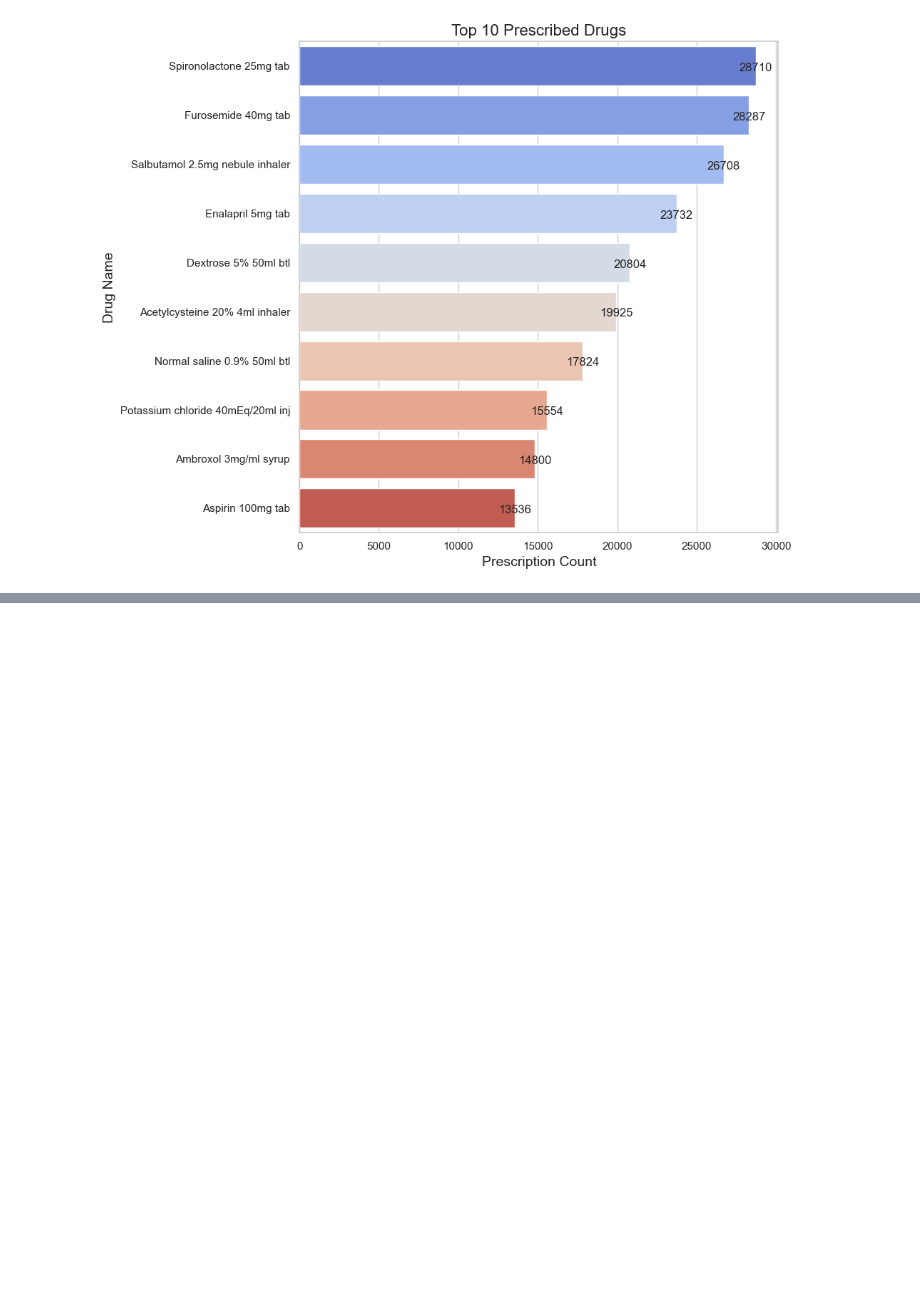
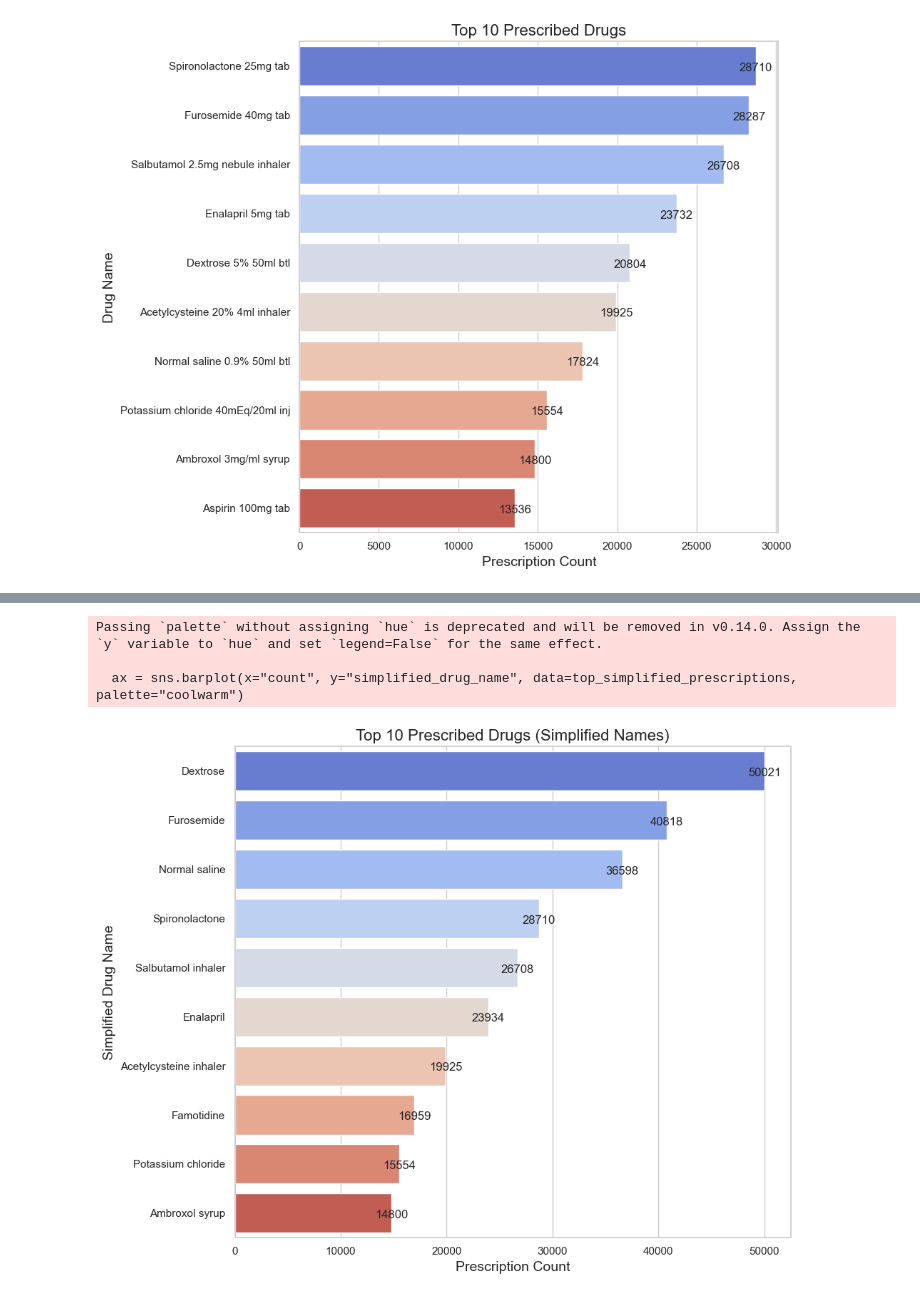
Before and after one commit to devguno/TOF, a Jupyter notebook: tt.ipynb, the cells around one changed output, grey strips where cells are left out. Saved outputs shown, nothing was run; the diff lists cells and outputs as text; code cells hidden in the pictures; blank space fills up the shorter version.

```diff
--- a/tt.ipynb
+++ b/tt.ipynb
@@ -43,20 +25,0 @@ prescription_stats_sorted.head(10)
-# %%
-import re
-
-# 약물 이름에서 용량과 관련된 정보를 제거하는 함수
-def simplify_drug_name(name):
-    # 용량, 용기, 제형 등을 제거
-    simplified_name = re.sub(r'\s+\d+mg|\s+\d+%|\s+\d+ml|\s+tab|\s+btl|\s+inj|\s+nebule|\s+bag', '', name, flags=re.I)
-    return simplified_name.strip()
-
-# 'source_name' 컬럼을 정제하여 새로운 컬럼에 저장
-df_sample100['simplified_drug_name'] = df_sample100['source_name'].apply(simplify_drug_name)
-
-# simplified_drug_name 컬럼에 따른 처방 통계 재계산
-simplified_prescription_counts = df_sample100.groupby('simplified_drug_name').size().reset_index(name='count')
-
-# 처방받은 횟수에 따라 내림차순으로 정렬
-simplified_prescription_counts_sorted = simplified_prescription_counts.sort_values(by='count', ascending=False)
-
-# 상위 10개 출력
-simplified_prescription_counts_sorted.head(10)
@@ -109,0 +99,32 @@ Passing `palette` without assigning `hue` is deprecated and will be removed in v
+# %%
+# 시각화를 위한 데이터 준비
+top_simplified_prescriptions = simplified_prescription_stats_with_atc_sorted.head(10)
+
+# 그래프 크기 설정
+plt.figure(figsize=(10, 8))
+
+# Seaborn 스타일 설정
+sns.set(style="whitegrid")
+
+# 수평 막대 그래프 생성
+ax = sns.barplot(x="count", y="simplified_drug_name", data=top_simplified_prescriptions, palette="coolwarm")
+
+# 제목 및 라벨 설정
+ax.set_title('Top 10 Prescribed Drugs (Simplified Names)', fontsize=16)
+ax.set_xlabel('Prescription Count', fontsize=14)
+ax.set_ylabel('Simplified Drug Name', fontsize=14)
+
+# 값을 막대 위에 표시
+for p in ax.patches:
+    width = p.get_width()
+    plt.text(5+p.get_width(), p.get_y()+0.55*p.get_height(),
+             '{:1.0f}'.format(width),
+             ha='center', va='center')
+
+plt.tight_layout()
+plt.show()
+# %% [output]
+Passing `palette` without assigning `hue` is deprecated and will be removed in v0.14.0. Assign the `y` variable to `hue` and set `legend=False` for the same effect.
+
+  ax = sns.barplot(x="count", y="simplified_drug_name", data=top_simplified_prescriptions, palette="coolwarm")
+[figure, added]
```
Also changed, not shown: parts of 5 cells of this notebook.
